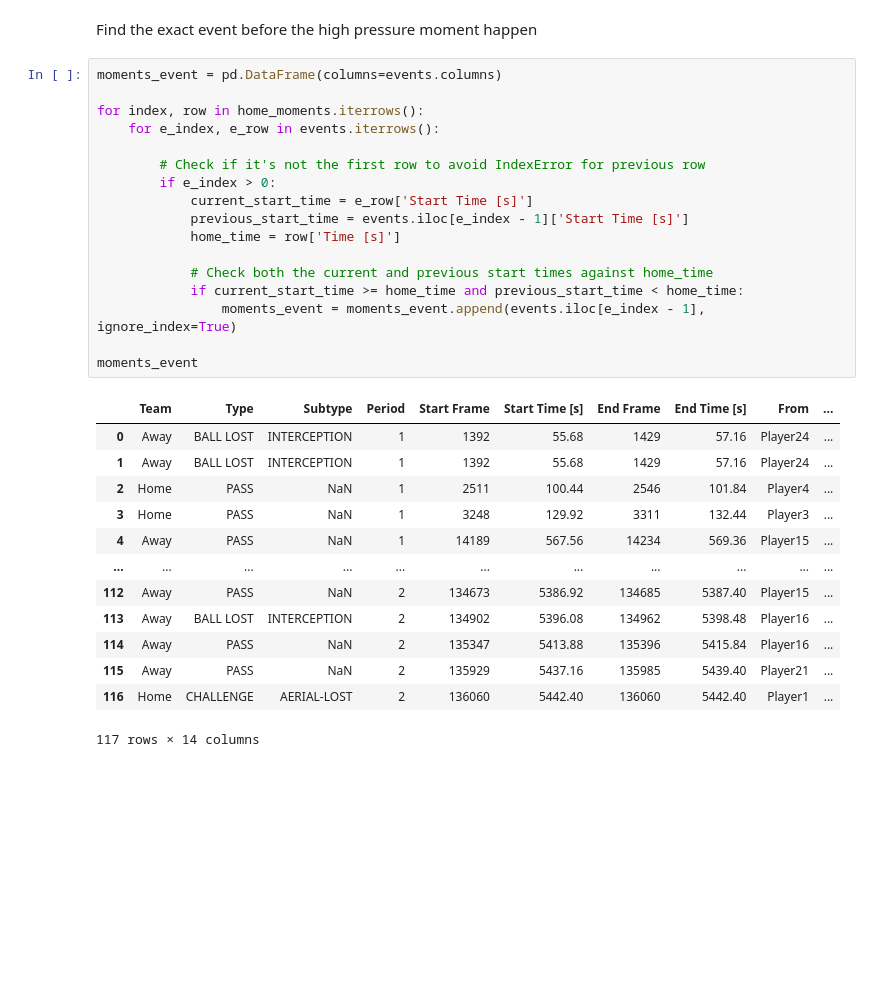
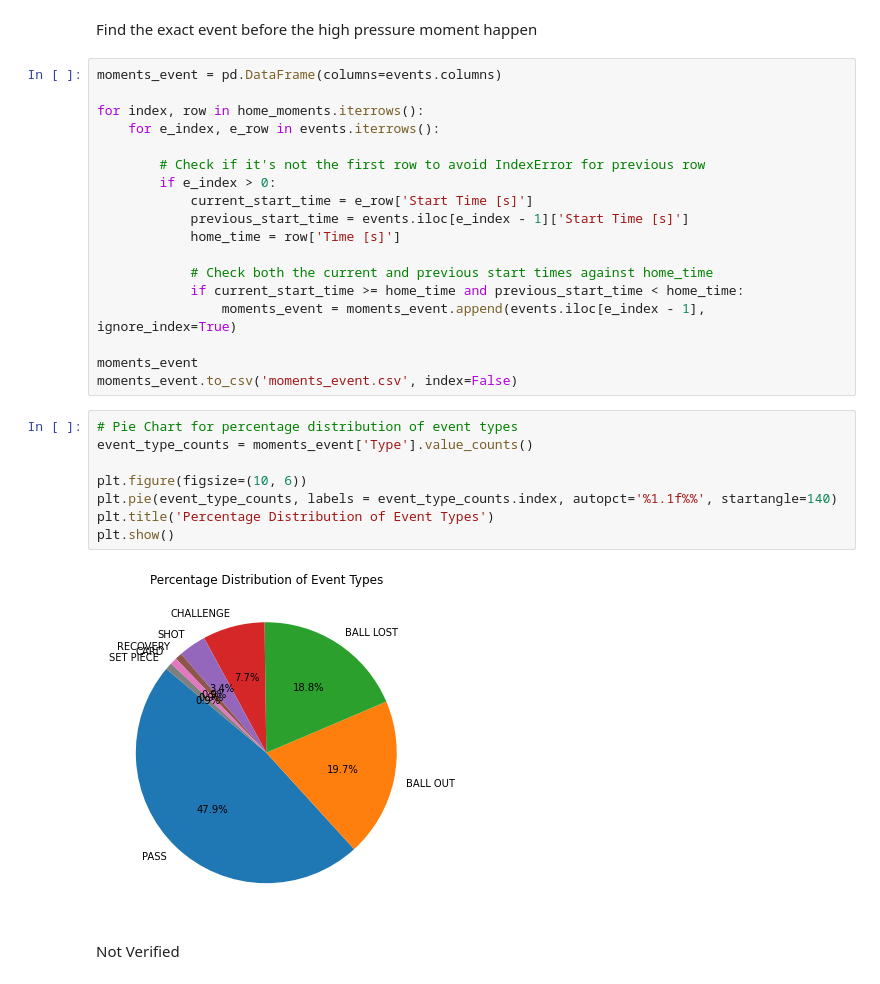
Before and after one commit to nahiid/Soccer-High-Pressure-Moments, a Jupyter notebook: src/high_pre_soccer.ipynb, the cells around one changed output. Drawn from its saved outputs; the diff is of its cells as text; blank space fills up the shorter version.

Commit message:
Add Pie Chart

```diff
--- a/src/high_pre_soccer.ipynb
+++ b/src/high_pre_soccer.ipynb
@@ -177,17 +177,16 @@ for index, row in home_moments.iterrows():
                 moments_event = moments_event.append(events.iloc[e_index - 1], ignore_index=True)
 
 moments_event
+moments_event.to_csv('moments_event.csv', index=False)
-# %% [output]
-|  | Team | Type | Subtype | Period | Start Frame | Start Time [s] | End Frame | End Time [s] | From | ... |
-| 0 | Away | BALL LOST | INTERCEPTION | 1 | 1392 | 55.68 | 1429 | 57.16 | Player24 | ... |
-| 1 | Away | BALL LOST | INTERCEPTION | 1 | 1392 | 55.68 | 1429 | 57.16 | Player24 | ... |
-| 2 | Home | PASS | NaN | 1 | 2511 | 100.44 | 2546 | 101.84 | Player4 | ... |
-| 3 | Home | PASS | NaN | 1 | 3248 | 129.92 | 3311 | 132.44 | Player3 | ... |
-| 4 | Away | PASS | NaN | 1 | 14189 | 567.56 | 14234 | 569.36 | Player15 | ... |
-| ... | ... | ... | ... | ... | ... | ... | ... | ... | ... | ... |
-| 112 | Away | PASS | NaN | 2 | 134673 | 5386.92 | 134685 | 5387.40 | Player15 | ... |
-| 113 | Away | BALL LOST | INTERCEPTION | 2 | 134902 | 5396.08 | 134962 | 5398.48 | Player16 | ... |
-| 114 | Away | PASS | NaN | 2 | 135347 | 5413.88 | 135396 | 5415.84 | Player16 | ... |
-| 115 | Away | PASS | NaN | 2 | 135929 | 5437.16 | 135985 | 5439.40 | Player21 | ... |
-| 116 | Home | CHALLENGE | AERIAL-LOST | 2 | 136060 | 5442.40 | 136060 | 5442.40 | Player1 | ... |
-117 rows × 14 columns
+# %%
+# Pie Chart for percentage distribution of event types
+event_type_counts = moments_event['Type'].value_counts()
+
+plt.figure(figsize=(10, 6))
+plt.pie(event_type_counts, labels = event_type_counts.index, autopct='%1.1f%%', startangle=140)
+plt.title('Percentage Distribution of Event Types')
+plt.show()
+# %% [output]
+[figure, added]
+# %% [markdown]
+Not Verified
```
Also changed, not shown: parts of 4 cells of this notebook.
